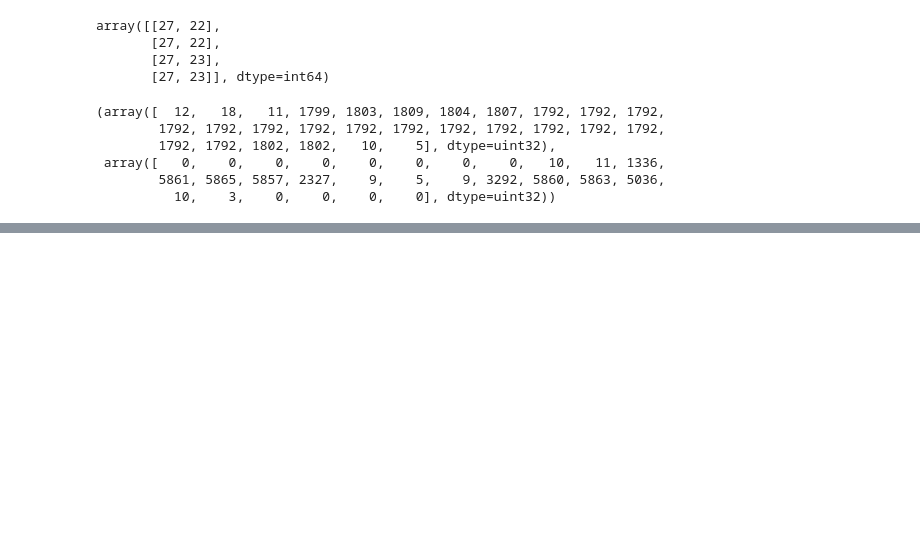
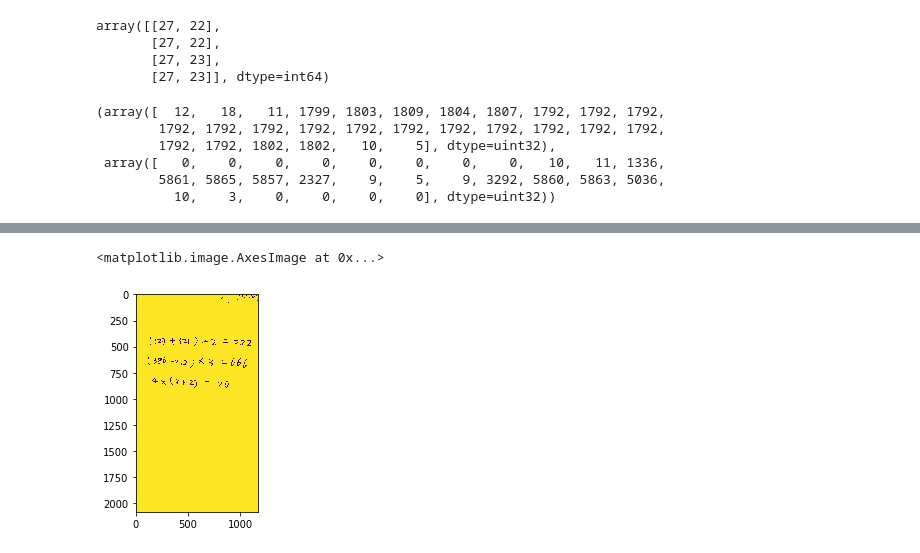
Before and after one commit to lianxiaolei/wonderful, a Jupyter notebook: notebook/test.ipynb, the cells around one changed output, grey strips where cells are left out. Saved outputs shown, nothing was run; the diff lists cells and outputs as text; code cells hidden in the pictures; blank space fills up the shorter version.

```diff
--- a/notebook/test.ipynb
+++ b/notebook/test.ipynb
@@ -206,0 +208,7 @@ error: C:\ci\opencv_1512688052760\work\opencv_contrib-3.3.1\modules\bgsegm\src\b
+# %%
+kernel = np.ones((5, 5), np.uint8)
+img = cv2.morphologyEx(img, cv2.MORPH_OPEN, kernel)
+plt.imshow(img)
+# %% [output]
+<matplotlib.image.AxesImage at 0x...>
+[figure, added]
```
Also changed, not shown: parts of 5 cells of this notebook, 6 other files.
